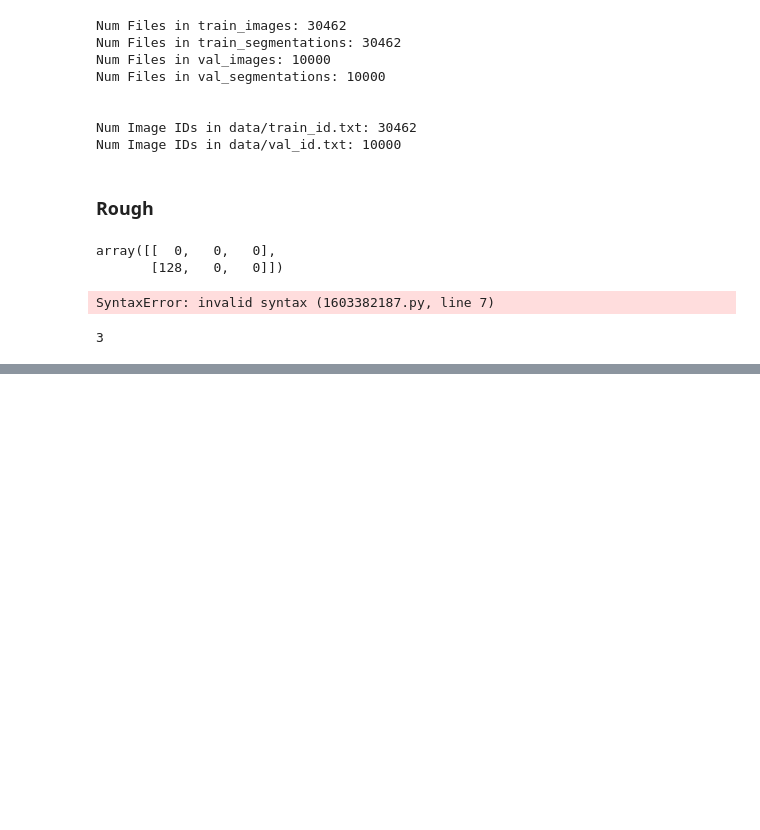
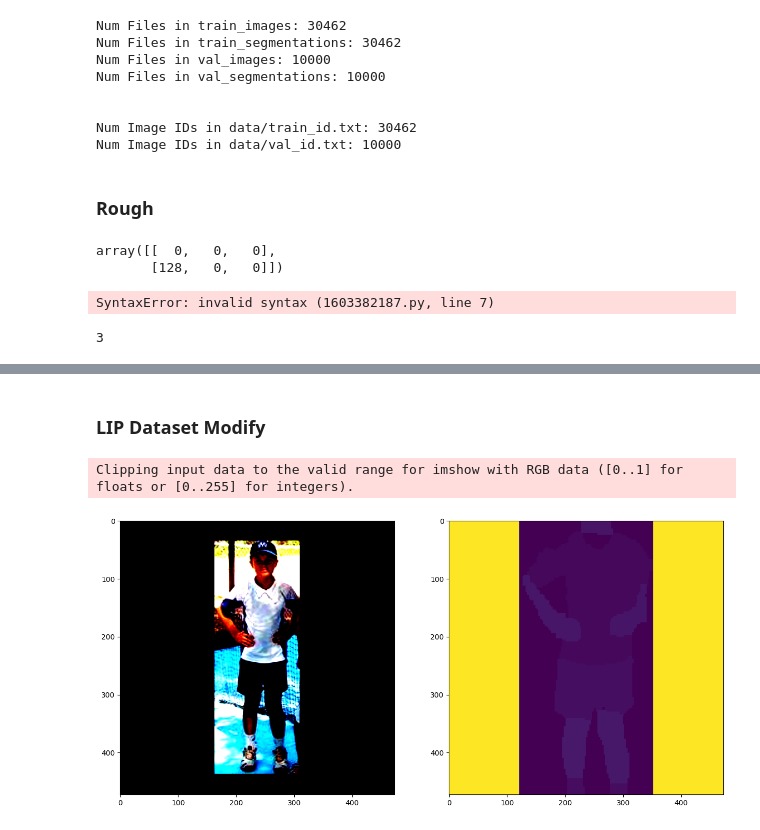
Before and after one commit to JelinR/Self-Correction-Human-Parsing, a Jupyter notebook: rough_work.ipynb, the cells around one changed output, grey strips where cells are left out. Drawn from its saved outputs; the diff is of its cells as text; code cells hidden in the pictures; blank space fills up the shorter version.

Commit message:
upd code with trainable modules

```diff
--- a/rough_work.ipynb
+++ b/rough_work.ipynb
@@ -88,0 +192,37 @@ lab << 0
+# %% [markdown]
+### LIP Dataset Modify
+# %%
+from datasets.datasets import LIPDataSet
+import torchvision.transforms as transforms
+import os
+import matplotlib.pyplot as plt
+import numpy as np
+
+IMAGE_MEAN = [0.406, 0.456, 0.485]
+IMAGE_STD = [0.225, 0.224, 0.229]
+
+transform = transforms.Compose([
+    transforms.ToTensor(),
+
+    transforms.Normalize(mean=IMAGE_MEAN,
+                            std=IMAGE_STD),
+])
+train_dataset = LIPDataSet('./data/LIP', 'train', crop_size=[473,473],
+                           transform=transform, num_samples=1)
+# %%
+def plot_sample(dataset, id):
+
+    bgr_img = dataset[id][0].permute(1, 2, 0)
+    rgb_img = bgr_img[:, :, [2, 1, 0]]
+
+    seg_img = dataset[id][1]
+
+    fig, ax = plt.subplots(1, 2, figsize=(15, 8))
+
+    ax[0].imshow(rgb_img)
+    ax[1].imshow(seg_img)
+# %%
+plot_sample(train_dataset, 0)
+# %% [output]
+Clipping input data to the valid range for imshow with RGB data ([0..1] for floats or [0..255] for integers).
+[figure, added]
```
Also changed, not shown: parts of 10 cells of this notebook, 5 other files.
